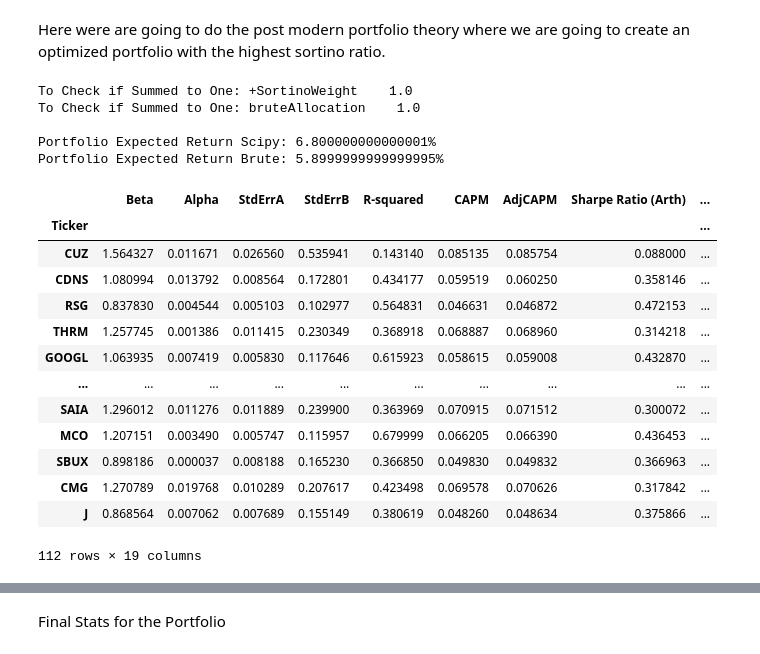
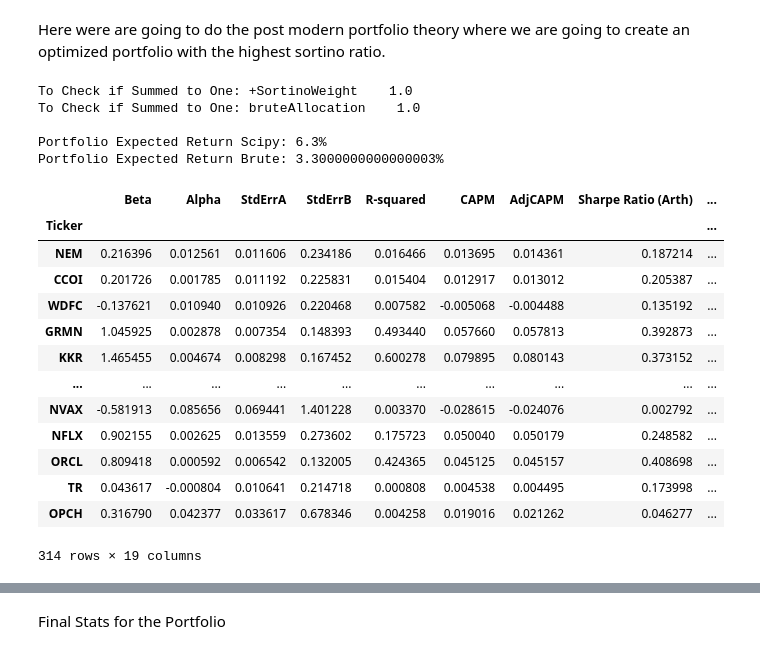
Before and after one commit to ts7even/not_ltcm, a Jupyter notebook: not_ltcm.ipynb, the cells around one changed output, grey strips where cells are left out. Saved outputs shown, nothing was run; the diff lists cells and outputs as text; code cells hidden in the pictures.

```diff
--- a/not_ltcm.ipynb
+++ b/not_ltcm.ipynb
@@ -182,8 +182,8 @@ total_data['Sortino Ratio (Log)'] = sortino_ratio_log
 
 total_data = total_data.join(stock_data[['Purchase Closing Price', 'Recent Closing Price', 'Look Back Common Shares',
                                          'Purchase Price Common Shares', 'Current Common Shares', 'Current Market Value']]) # Join the stock data to the total data
-total_data = total_data[(total_data['Alpha'] > 0) & (total_data['Beta'] < 3) & (total_data['AdjCAPM'] > risk_free_rate)]
-total_data
+total_data_constraints = total_data[(total_data['Alpha'] > 0) & (total_data['Beta'] < 3) & (total_data['AdjCAPM'] > risk_free_rate)]
+total_data_constraints
 # %% [output]
 |  | Beta | Alpha | StdErrA | StdErrB | R-squared | CAPM | AdjCAPM | Sharpe Ratio (Arth) | ... |
 | Ticker |  |  |  |  |  |  |  |  | ... |
@@ -211,7 +211,7 @@ correlation_of_log_returns = pt_log.corr() # Correlation Matrix of the log retur
 
 # Purchase Price has to be less than recent closing price, Alpha Greater than 0
 # data_screen = total_data[total_data['Purchase Closing Price'] < total_data['Recent Closing Price']]
-data_screen = total_data
+data_screen = total_data_constraints
 
 # Here we are getting the larget sortino ratio stocks
 largest_arth_sortino = data_screen.nlargest(100, 'Sortino Ratio (Arth)')
@@ -313,13 +313,21 @@ total_average_correlation = cleaned_ticker_list['Correlation'].mean()
 print(f'The Average Total Correlation: {total_average_correlation} \n')
 print(cleaned_ticker_list.head(10))
 
+
 # Create a list of the tickers in concat_tickers from both the Ticker and Paired Tickers columns
 total_ticker_list = concat_tickers.index.tolist() + concat_tickers['Paired Tickers'].tolist()
 
-# Filter total_data to only include the tickers in total_ticker_list
-filtered_total_data = total_data[total_data.index.isin(total_ticker_list)]
-print(f'Total Stocks: {filtered_total_data.shape[0]} \n')
-filtered_total_data
+total_tickers_df = pd.DataFrame(total_ticker_list, columns=['Ticker'])
+# Make total_tickers_df Ticker column the index
+total_tickers_df = total_tickers_df.set_index('Ticker')
+#
+# Join total_tickers_df with total_data on total_tickers_df index
+total_tickers_df1 = total_tickers_df.join(total_data)
+
+total_tickers_df1
+# filtered_total_data = total_data[total_data.index.isin(total_tickers_df.index)]
+# print(f'Total Stocks: {filtered_total_data.shape[0]} \n')
+# filtered_total_data
 # %% [output]
 The Average Total Correlation: -0.19279194444794606
 
@@ -353,11 +360,11 @@ Total Stocks: 112
 # %% [markdown]
 Here were are going to do the post modern portfolio theory where we are going to create an optimized portfolio with the highest sortino ratio.
 # %%
-expectedReturn = filtered_total_data['CAPM']
+expectedReturn = total_tickers_df1['CAPM']
 # Get the downside covariance matix  less than 0 from pt_log with the ticker in filtered total data
 downside_covariance = pt_log[pt_log < 0]
-Sigma = downside_covariance[filtered_total_data.index].cov()*12
-Sigma2 = pt_log[filtered_total_data.index].cov()*12 # For Sharpe Ratio at the Bottom.
+Sigma = downside_covariance[total_tickers_df1.index].cov()*12
+Sigma2 = pt_log[total_tickers_df1.index].cov()*12 # For Sharpe Ratio at the Bottom.
 
 # Here is the bound for the minimum and maximum weights for each stock.
 min_weight = 0.001
@@ -436,7 +443,7 @@ def display_ef_with_selected(expectedReturns, Sigma, risk_free_rate):
     markowiz_dataframe = pd.concat([max_sortino_allocation, bruteAllocation], axis=1)
 
     # Concatenate the filtered_total_data and markowiz_dataframe DataFrames on the filtered_total_data index
-    markowiz_dataframe = pd.concat([filtered_total_data.reset_index(), markowiz_dataframe],axis=1)
+    markowiz_dataframe = pd.concat([total_tickers_df1.reset_index(), markowiz_dataframe],axis=1)
     markowiz_dataframe = markowiz_dataframe.set_index('Ticker')
 
 
@@ -449,47 +456,47 @@ efficent_frontier_data = display_ef_with_selected(expectedReturn, Sigma, risk_fr
 
 # Check to See if the Data sums to 1
 print(f"To Check if Summed to One: {efficent_frontier_data[['+SortinoWeight']].sum().to_string()}")
 print(f"To Check if Summed to One: {efficent_frontier_data[['bruteAllocation']].sum().to_string()} \n")
 
 
 portfolio_expected_return_Scipy = np.sum(efficent_frontier_data['CAPM']*efficent_frontier_data['+SortinoWeight'])
 portfolio_expected_return_brute = np.sum(efficent_frontier_data['CAPM']*efficent_frontier_data['bruteAllocation'])
 
 portfolio_volatility_Scipy = np.sqrt(np.dot(efficent_frontier_data['+SortinoWeight'].T,np.dot(Sigma, efficent_frontier_data['+SortinoWeight'])))
 portfolio_volatility_brute = np.sqrt(np.dot(efficent_frontier_data['bruteAllocation'].T,np.dot(Sigma, efficent_frontier_data['bruteAllocation'])))
 
 portfolio_voloatility_for_sharpe = np.sqrt(np.dot(efficent_frontier_data['bruteAllocation'].T,np.dot(Sigma2, efficent_frontier_data['bruteAllocation'])))
 
 
 print(f"Portfolio Expected Return Scipy: {round(portfolio_expected_return_Scipy, 3)*100}%")
 print(f"Portfolio Expected Return Brute: {round(portfolio_expected_return_brute, 3)*100}%")
 
 
 
 # Sort by brite force allocation for the largest weights
 sorted_brute_allocation = efficent_frontier_data.sort_values(by=['bruteAllocation'], ascending=False)
 sorted_brute_allocation.to_csv('Output_Attribution/highest_sortino_stocks.csv')
 sorted_brute_allocation
 # %% [output]
 To Check if Summed to One: +SortinoWeight    1.0
 To Check if Summed to One: bruteAllocation    1.0
 
-Portfolio Expected Return Scipy: 6.800000000000001%
-Portfolio Expected Return Brute: 5.8999999999999995%
+Portfolio Expected Return Scipy: 6.3%
+Portfolio Expected Return Brute: 3.3000000000000003%
 |  | Beta | Alpha | StdErrA | StdErrB | R-squared | CAPM | AdjCAPM | Sharpe Ratio (Arth) | ... |
 | Ticker |  |  |  |  |  |  |  |  | ... |
-| CUZ | 1.564327 | 0.011671 | 0.026560 | 0.535941 | 0.143140 | 0.085135 | 0.085754 | 0.088000 | ... |
-| CDNS | 1.080994 | 0.013792 | 0.008564 | 0.172801 | 0.434177 | 0.059519 | 0.060250 | 0.358146 | ... |
-| RSG | 0.837830 | 0.004544 | 0.005103 | 0.102977 | 0.564831 | 0.046631 | 0.046872 | 0.472153 | ... |
-| THRM | 1.257745 | 0.001386 | 0.011415 | 0.230349 | 0.368918 | 0.068887 | 0.068960 | 0.314218 | ... |
-| GOOGL | 1.063935 | 0.007419 | 0.005830 | 0.117646 | 0.615923 | 0.058615 | 0.059008 | 0.432870 | ... |
+| NEM | 0.216396 | 0.012561 | 0.011606 | 0.234186 | 0.016466 | 0.013695 | 0.014361 | 0.187214 | ... |
+| CCOI | 0.201726 | 0.001785 | 0.011192 | 0.225831 | 0.015404 | 0.012917 | 0.013012 | 0.205387 | ... |
+| WDFC | -0.137621 | 0.010940 | 0.010926 | 0.220468 | 0.007582 | -0.005068 | -0.004488 | 0.135192 | ... |
+| GRMN | 1.045925 | 0.002878 | 0.007354 | 0.148393 | 0.493440 | 0.057660 | 0.057813 | 0.392873 | ... |
+| KKR | 1.465455 | 0.004674 | 0.008298 | 0.167452 | 0.600278 | 0.079895 | 0.080143 | 0.373152 | ... |
 | ... | ... | ... | ... | ... | ... | ... | ... | ... | ... |
-| SAIA | 1.296012 | 0.011276 | 0.011889 | 0.239900 | 0.363969 | 0.070915 | 0.071512 | 0.300072 | ... |
-| MCO | 1.207151 | 0.003490 | 0.005747 | 0.115957 | 0.679999 | 0.066205 | 0.066390 | 0.436453 | ... |
-| SBUX | 0.898186 | 0.000037 | 0.008188 | 0.165230 | 0.366850 | 0.049830 | 0.049832 | 0.366963 | ... |
-| CMG | 1.270789 | 0.019768 | 0.010289 | 0.207617 | 0.423498 | 0.069578 | 0.070626 | 0.317842 | ... |
-| J | 0.868564 | 0.007062 | 0.007689 | 0.155149 | 0.380619 | 0.048260 | 0.048634 | 0.375866 | ... |
+| NVAX | -0.581913 | 0.085656 | 0.069441 | 1.401228 | 0.003370 | -0.028615 | -0.024076 | 0.002792 | ... |
+| NFLX | 0.902155 | 0.002625 | 0.013559 | 0.273602 | 0.175723 | 0.050040 | 0.050179 | 0.248582 | ... |
+| ORCL | 0.809418 | 0.000592 | 0.006542 | 0.132005 | 0.424365 | 0.045125 | 0.045157 | 0.408698 | ... |
+| TR | 0.043617 | -0.000804 | 0.010641 | 0.214718 | 0.000808 | 0.004538 | 0.004495 | 0.173998 | ... |
+| OPCH | 0.316790 | 0.042377 | 0.033617 | 0.678346 | 0.004258 | 0.019016 | 0.021262 | 0.046277 | ... |
-112 rows × 19 columns
+314 rows × 19 columns
 # %%
 
 
```
Also changed, not shown: parts of 10 cells of this notebook, 5 other files.
